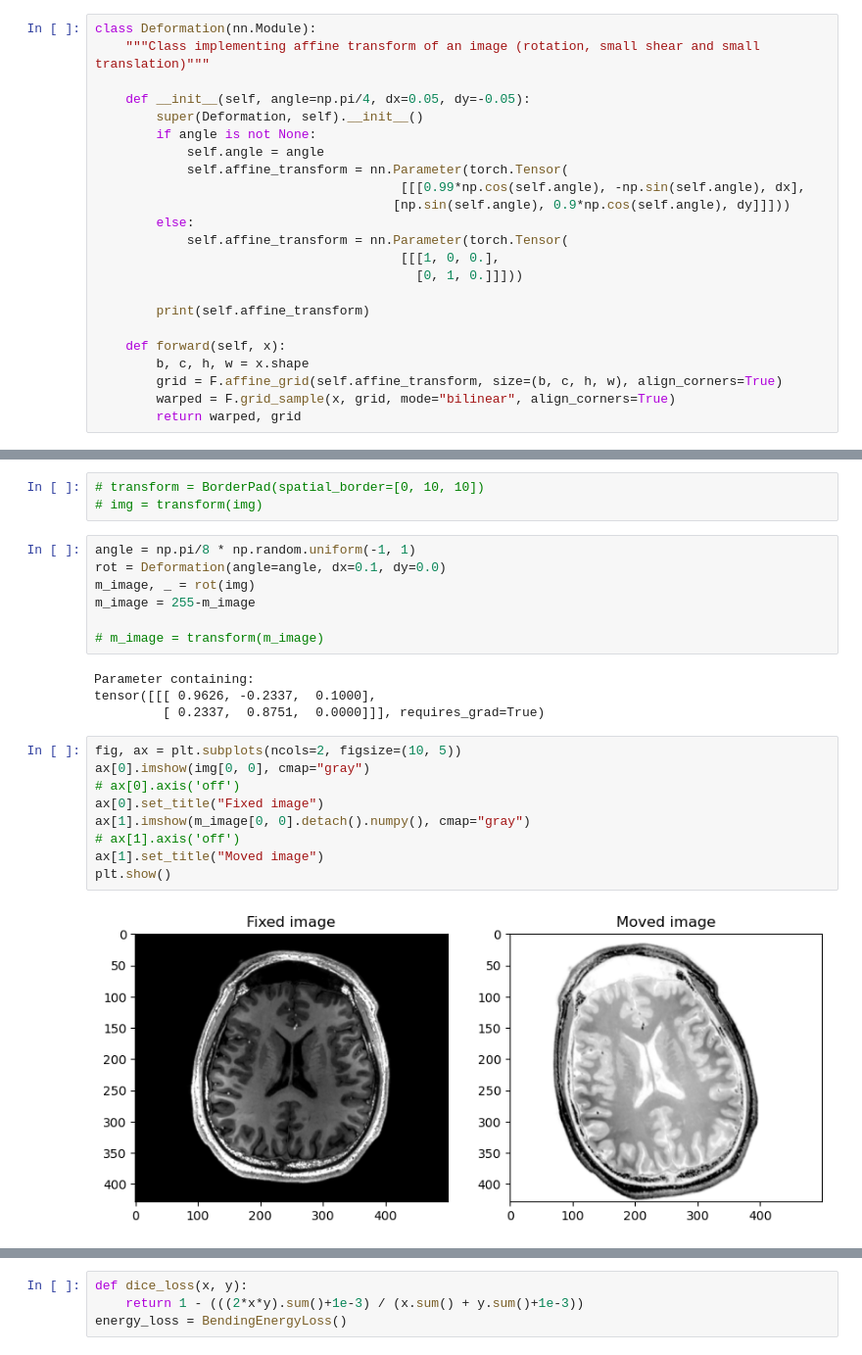
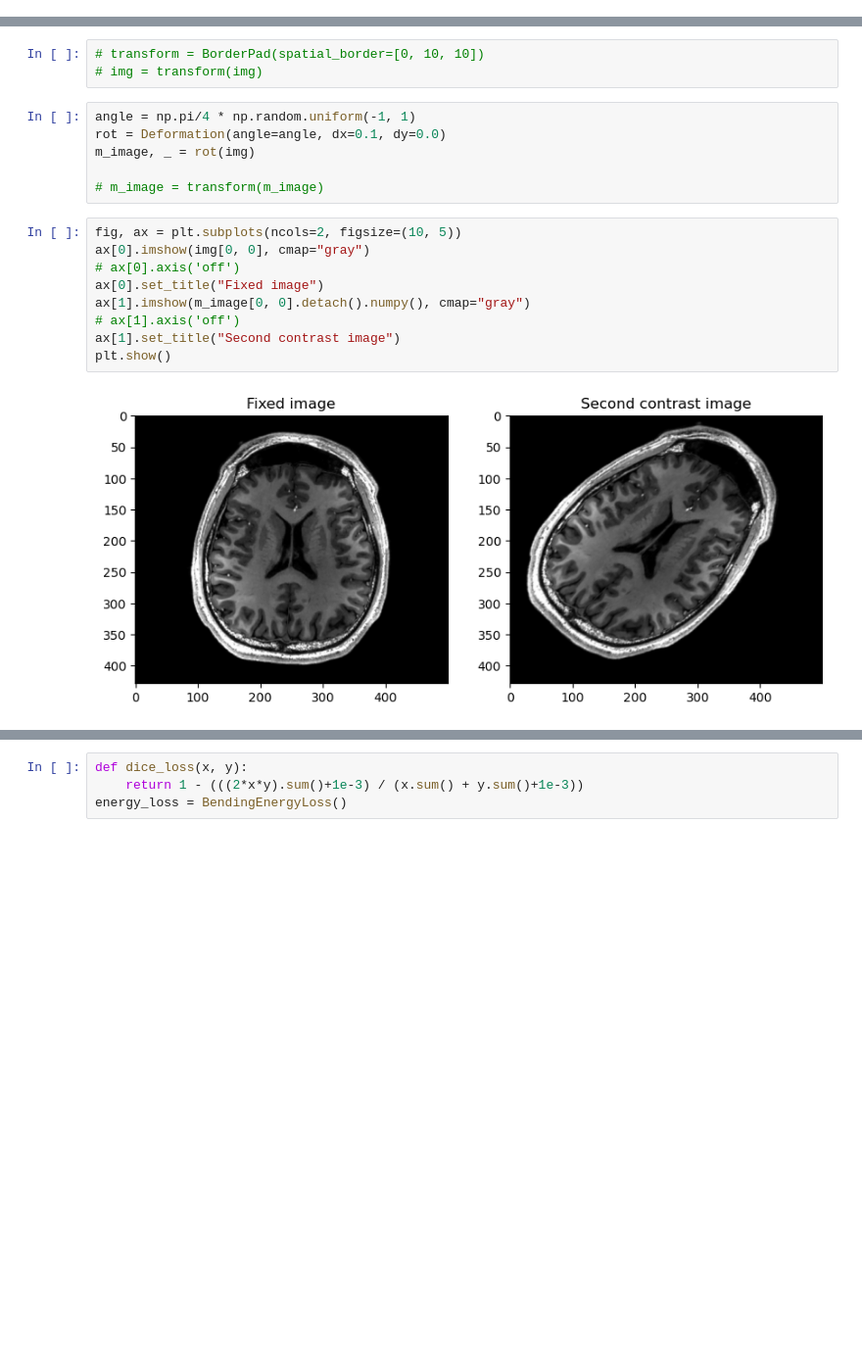
Before and after one commit to simonqueric/image_registration, a Jupyter notebook: registration_in_torch.ipynb, the cells around one changed output, grey strips where cells are left out. Shown at 98% size. Drawn from its saved outputs; the diff is of its cells as text; blank space fills up the shorter version.

```diff
--- a/registration_in_torch.ipynb
+++ b/registration_in_torch.ipynb
@@ -54,29 +55,6 @@ Y2 = (y-n/2) / (sigmax*np.sqrt(n))
 
 I = torch.exp(-X1.view(1, n)**2-Y1.view(n, 1)**2) + torch.exp(-X2.view(1, n)**2-Y2.view(n, 1)**2)
 image = I.view(1, 1, n, n)
-# %%
-class Deformation(nn.Module):
-    """Class implementing affine transform of an image (rotation, small shear and small translation)"""
-
-    def __init__(self, angle=np.pi/4, dx=0.05, dy=-0.05):
-        super(Deformation, self).__init__()
-        if angle is not None:
-            self.angle = angle
-            self.affine_transform = nn.Parameter(torch.Tensor(
-                                        [[[0.99*np.cos(self.angle), -np.sin(self.angle), dx],
-                                       [np.sin(self.angle), 0.9*np.cos(self.angle), dy]]]))
-        else:
-            self.affine_transform = nn.Parameter(torch.Tensor(
-                                        [[[1, 0, 0.],
-                                          [0, 1, 0.]]]))
-
-        print(self.affine_transform)
-
-    def forward(self, x):
-        b, c, h, w = x.shape
-        grid = F.affine_grid(self.affine_transform, size=(b, c, h, w), align_corners=True)
-        warped = F.grid_sample(x, grid, mode="bilinear", align_corners=True)
-        return warped, grid
 # %%
 img = plt.imread("brain.jpg")
 img = img[::3,::3]
@@ -93,27 +71,22 @@ torch.Size([1, 1, 429, 500])
 # transform = BorderPad(spatial_border=[0, 10, 10])
 # img = transform(img)
 # %%
-angle = np.pi/8 * np.random.uniform(-1, 1)
+angle = np.pi/4 * np.random.uniform(-1, 1)
 rot = Deformation(angle=angle, dx=0.1, dy=0.0)
 m_image, _ = rot(img)
-m_image = 255-m_image
 
 # m_image = transform(m_image)
-# %% [output]
-Parameter containing:
-tensor([[[ 0.9626, -0.2337,  0.1000],
-         [ 0.2337,  0.8751,  0.0000]]], requires_grad=True)
 # %%
 fig, ax = plt.subplots(ncols=2, figsize=(10, 5))
 ax[0].imshow(img[0, 0], cmap="gray")
 # ax[0].axis('off')
 ax[0].set_title("Fixed image")
 ax[1].imshow(m_image[0, 0].detach().numpy(), cmap="gray")
 # ax[1].axis('off')
-ax[1].set_title("Moved image")
+ax[1].set_title("Second contrast image")
 plt.show()
 # %% [output]
-[figure, old version]
+[figure, new version]
 # %%
 x = img.ravel()
 y = m_image.detach().ravel()
```
Also changed, not shown: parts of 30 cells of this notebook, 1 other file.
